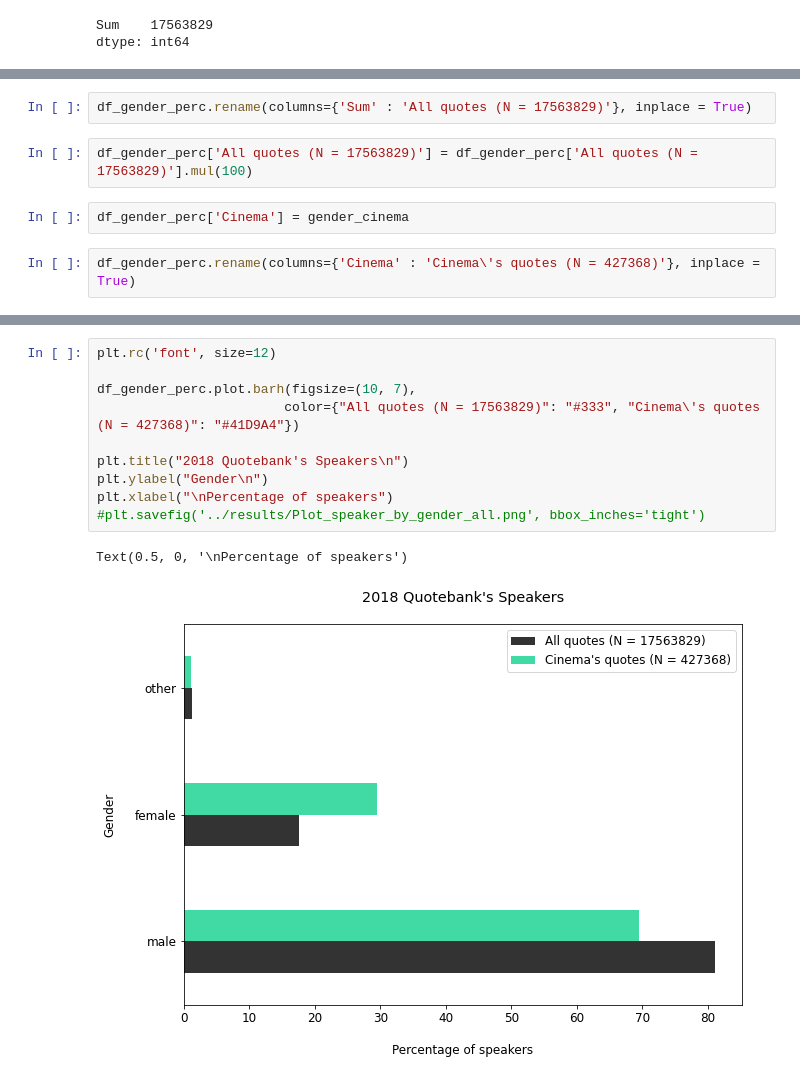
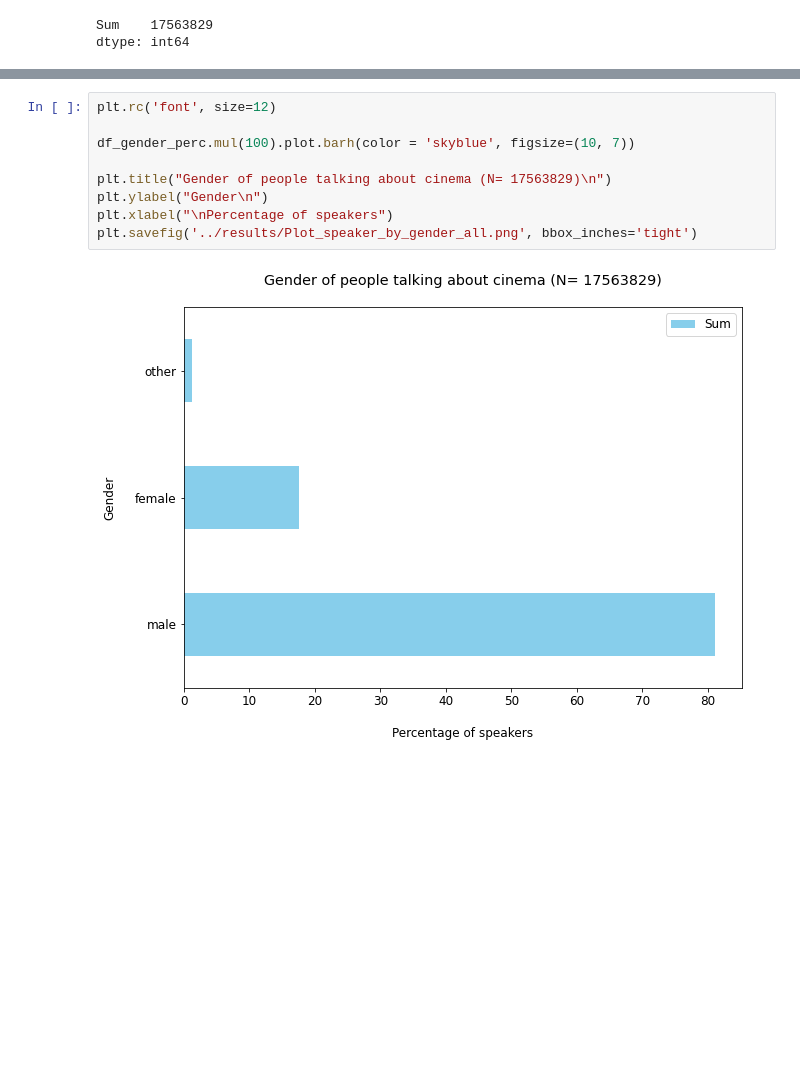
Before and after one commit to epfl-ada/ada-2021-project-escouade, a Jupyter notebook: src/Question_1.ipynb, the cells around one changed output, grey strips where cells are left out. Cells and saved outputs as stored; diff of their text form; blank space fills up the shorter version.

```diff
--- a/src/Question_1.ipynb
+++ b/src/Question_1.ipynb
@@ -163,8 +197,0 @@ gender_cinema = list(df_movie_quote['gender'].value_counts(normalize=True).mul(1
-# %%
-df_gender_perc.rename(columns={'Sum' : 'All quotes (N = 17563829)'}, inplace = True)
-# %%
-df_gender_perc['All quotes (N = 17563829)'] = df_gender_perc['All quotes (N = 17563829)'].mul(100)
-# %%
-df_gender_perc['Cinema'] = gender_cinema
-# %%
-df_gender_perc.rename(columns={'Cinema' : 'Cinema\'s quotes (N = 427368)'}, inplace = True)
@@ -178,13 +198,11 @@ df_gender_perc
 # %%
 plt.rc('font', size=12)
 
-df_gender_perc.plot.barh(figsize=(10, 7),
-                        color={"All quotes (N = 17563829)": "#333", "Cinema\'s quotes (N = 427368)": "#41D9A4"})
+df_gender_perc.mul(100).plot.barh(color = 'skyblue', figsize=(10, 7))
 
-plt.title("2018 Quotebank's Speakers\n")
+plt.title("Gender of people talking about cinema (N= 17563829)\n")
 plt.ylabel("Gender\n")
 plt.xlabel("\nPercentage of speakers")
-#plt.savefig('../results/Plot_speaker_by_gender_all.png', bbox_inches='tight')
+plt.savefig('../results/Plot_speaker_by_gender_all.png', bbox_inches='tight')
 # %% [output]
-Text(0.5, 0, '\nPercentage of speakers')
-[figure, old version]
+[figure, new version]
```
Also changed, not shown: parts of 20 cells of this notebook.
